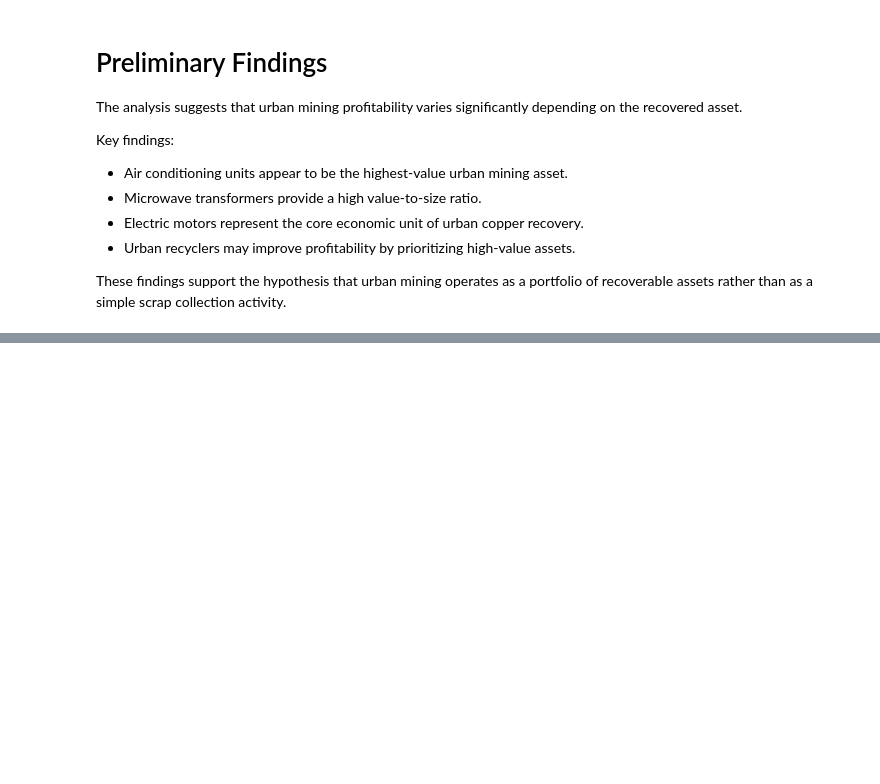
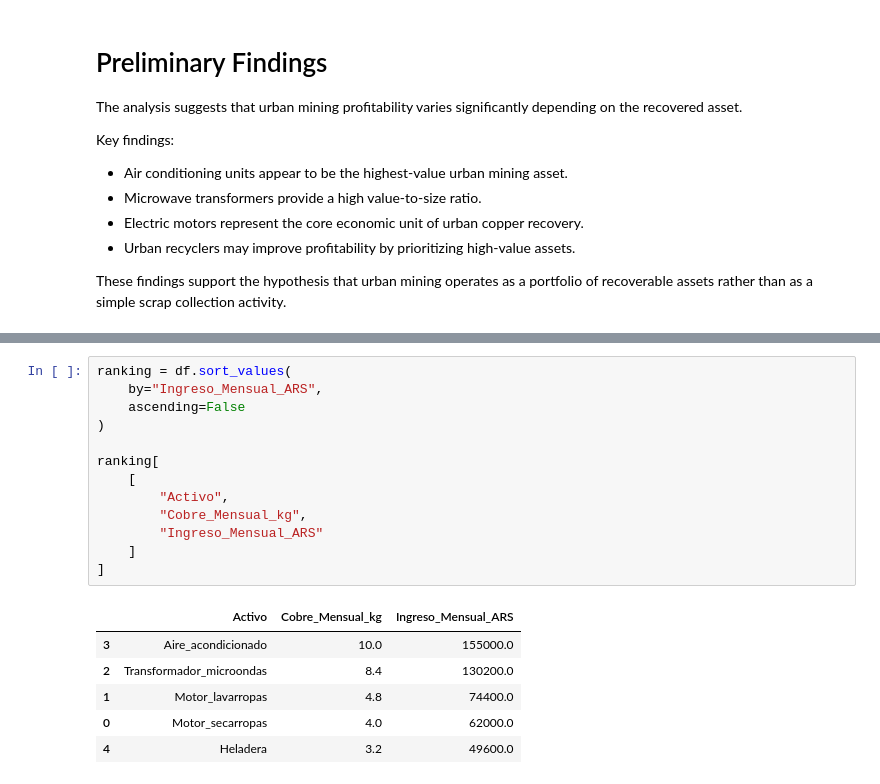
Before and after one commit to marhermac/copper-recycling-decision-system, a Jupyter notebook: notebooks/urban_mining_economics.ipynb, the cells around one changed output, grey strips where cells are left out. Drawn from its saved outputs; the diff is of its cells as text; blank space fills up the shorter version.

```diff
--- a/notebooks/urban_mining_economics.ipynb
+++ b/notebooks/urban_mining_economics.ipynb
@@ -108,0 +134,20 @@ These findings support the hypothesis that urban mining operates as a portfolio
+# %%
+ranking = df.sort_values(
+    by="Ingreso_Mensual_ARS",
+    ascending=False
+)
+
+ranking[
+    [
+        "Activo",
+        "Cobre_Mensual_kg",
+        "Ingreso_Mensual_ARS"
+    ]
+]
+# %% [output]
+|  | Activo | Cobre_Mensual_kg | Ingreso_Mensual_ARS |
+| 3 | Aire_acondicionado | 10.0 | 155000.0 |
+| 2 | Transformador_microondas | 8.4 | 130200.0 |
+| 1 | Motor_lavarropas | 4.8 | 74400.0 |
+| 0 | Motor_secarropas | 4.0 | 62000.0 |
+| 4 | Heladera | 3.2 | 49600.0 |
```
Also changed, not shown: parts of 8 cells of this notebook.
